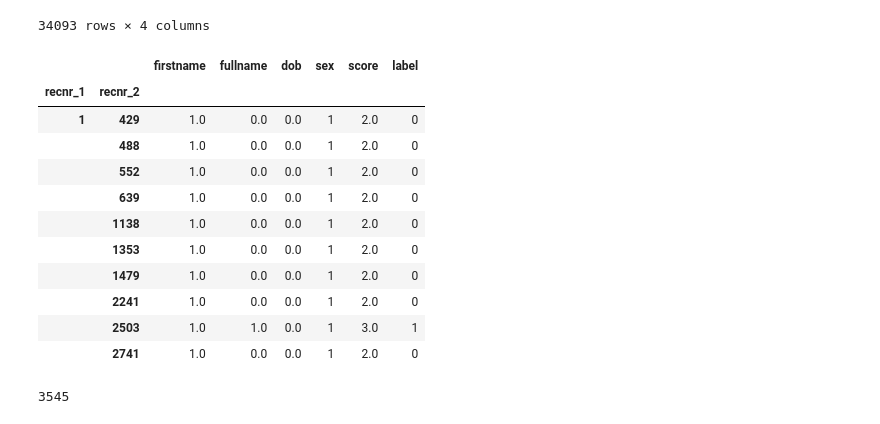
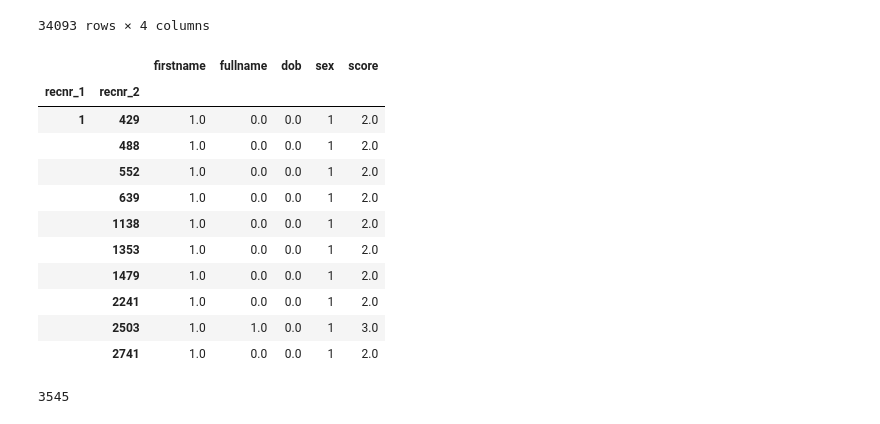
Before and after one commit to Guylord/Record-Linkage-tool-APHRC-DSE-Inspire-Hackathon-2024-, a Jupyter notebook: APHRC_DSE_Inspire_Hackathon_2024.ipynb, the cells around one changed output. Saved outputs shown, nothing was run; the diff lists cells and outputs as text; code cells hidden in the pictures.

```diff
--- a/APHRC_DSE_Inspire_Hackathon_2024.ipynb
+++ b/APHRC_DSE_Inspire_Hackathon_2024.ipynb
@@ -192,21 +192,20 @@ potential_matches
 # %%
 potential_matches_labelled = potential_matches.copy()
 potential_matches_labelled['score'] = potential_matches_labelled[['firstname', 'fullname', 'dob', 'sex']].sum(axis=1)
-potential_matches_labelled['label'] = potential_matches_labelled['score'].apply(lambda x: 1 if x >= 3 else 0)
 potential_matches_labelled.head(10)
 # %% [output]
-|  |  | firstname | fullname | dob | sex | score | label |
-| recnr_1 | recnr_2 |  |  |  |  |  |  |
-| 1 | 429 | 1.0 | 0.0 | 0.0 | 1 | 2.0 | 0 |
-|  | 488 | 1.0 | 0.0 | 0.0 | 1 | 2.0 | 0 |
-|  | 552 | 1.0 | 0.0 | 0.0 | 1 | 2.0 | 0 |
-|  | 639 | 1.0 | 0.0 | 0.0 | 1 | 2.0 | 0 |
-|  | 1138 | 1.0 | 0.0 | 0.0 | 1 | 2.0 | 0 |
-|  | 1353 | 1.0 | 0.0 | 0.0 | 1 | 2.0 | 0 |
-|  | 1479 | 1.0 | 0.0 | 0.0 | 1 | 2.0 | 0 |
-|  | 2241 | 1.0 | 0.0 | 0.0 | 1 | 2.0 | 0 |
-|  | 2503 | 1.0 | 1.0 | 0.0 | 1 | 3.0 | 1 |
-|  | 2741 | 1.0 | 0.0 | 0.0 | 1 | 2.0 | 0 |
+|  |  | firstname | fullname | dob | sex | score |
+| recnr_1 | recnr_2 |  |  |  |  |  |
+| 1 | 429 | 1.0 | 0.0 | 0.0 | 1 | 2.0 |
+|  | 488 | 1.0 | 0.0 | 0.0 | 1 | 2.0 |
+|  | 552 | 1.0 | 0.0 | 0.0 | 1 | 2.0 |
+|  | 639 | 1.0 | 0.0 | 0.0 | 1 | 2.0 |
+|  | 1138 | 1.0 | 0.0 | 0.0 | 1 | 2.0 |
+|  | 1353 | 1.0 | 0.0 | 0.0 | 1 | 2.0 |
+|  | 1479 | 1.0 | 0.0 | 0.0 | 1 | 2.0 |
+|  | 2241 | 1.0 | 0.0 | 0.0 | 1 | 2.0 |
+|  | 2503 | 1.0 | 1.0 | 0.0 | 1 | 3.0 |
+|  | 2741 | 1.0 | 0.0 | 0.0 | 1 | 2.0 |
 # %%
 true_links = potential_matches_labelled[potential_matches_labelled['score']>=3.0]
 len(true_links)
```
